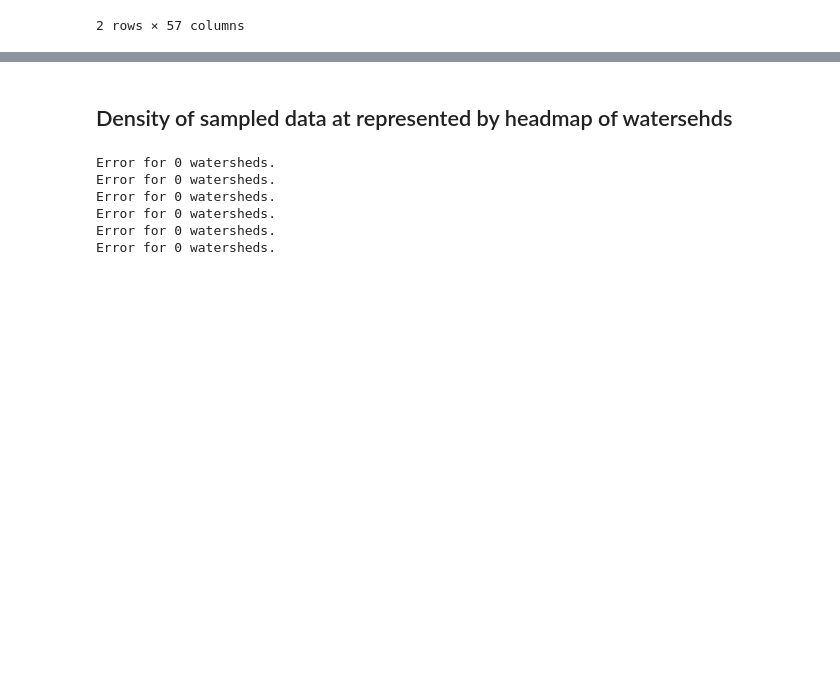
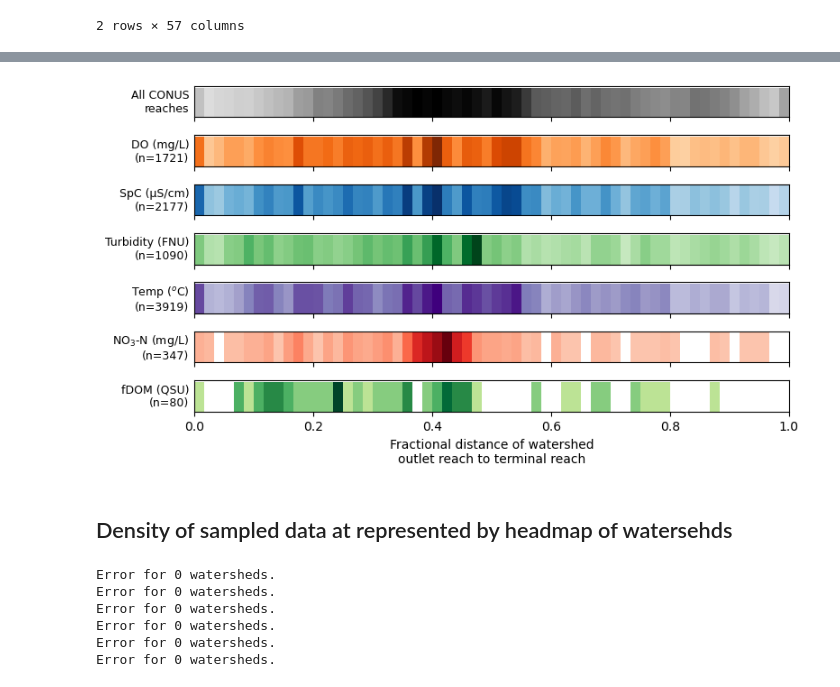
Before and after one commit to jtkemper/stream-analysis, a Jupyter notebook: spatial_pattern_basinatlas.ipynb, the cells around one changed output, grey strips where cells are left out. Drawn from its saved outputs; the diff is of its cells as text; code cells hidden in the pictures; blank space fills up the shorter version.

```diff
--- a/spatial_pattern_basinatlas.ipynb
+++ b/spatial_pattern_basinatlas.ipynb
@@ -484,3 +477,63 @@ plt.savefig('../OUTPUT/spatial_patterns/denstiy_network_length.png', dpi=600, bb
+# %%
+# figure of fractiona; flow line length compared to the entire network
+
+# Preset range
+x_range = (0, 1)
+
+# get flowlengths entire conus reaches, but remove the NHD flow lines that are not streams.
+# Also remove flowlines that are not streams or rivers (ftype='StreamRiver')
+skip_ftypes = ['Pipeline', 'Coastline', 'Connector', 'CanalDitch', 'ArtificialPath']
+pop = (vaa.dropna(subset=['frac_to_terminus'])
+          .loc[lambda d: ~d['ftype'].isin(skip_ftypes)])
+
+pop_counts, edges = np.histogram(pop['frac_to_terminus'], bins=n_bin, range=x_range,
+                                  density=False)
+
+# shared max across constituent rows, same range as the reference
+#vmax = max(
+#    np.histogram(md_comid[md_comid['parameter'] == p]['frac_to_terminus'].dropna(),
+#                 bins=n_bin, range=x_range, density=False)[0].max()
+#    for p in solute_pretty
+#)
+skip_ftypes = ['Pipeline', 'Coastline', 'Connector', 'CanalDitch', 'ArtificialPath']
+
+pop = (vaa.dropna(subset=['frac_to_terminus'])
+          .loc[lambda d: ~d['ftype'].isin(skip_ftypes)])
+fig, axes = plt.subplots(n_solutes + 1, 1,
+                         figsize=(8, 4.5), sharex=True)
+
+def strip(ax, counts, cmap_name, cmax):
+    cmap = plt.get_cmap(cmap_name)
+    colors = [cmap(0.2 + 0.8 * (c / cmax)) if c > 0 else (1, 1, 1, 1) for c in counts]
+    ax.bar(edges[:-1], np.ones_like(counts), width=np.diff(edges),
+           color=colors, align='edge')
+    ax.set_yticks([]); ax.set_xlim(x_range)
+
+# top row: network reference
+strip(axes[0], pop_counts, 'Greys', pop_counts.max())
+axes[0].set_ylabel('All CONUS\nreaches', fontsize=9, rotation=0, ha='right', va='center')
+
+# constituent rows
+for ax, (solute, label) in zip(axes[1:], solute_pretty.items()):
+    subset = md_comid[md_comid['parameter'] == solute]['frac_to_terminus'].dropna()
+    counts, _ = np.histogram(subset, bins=n_bin, range=x_range, density=False)
+    cmax = counts.max() if counts.max() > 0 else 1     # per-row scaling
+    strip(ax, counts, PARAM_COLORS[solute]['cmap'], cmax)
+    ax.set_ylabel(f"{label}\n(n={len(subset)})", fontsize=9,
+                  rotation=0, ha='right', va='center')
+# constituent rows
+#for ax, (solute, label) in zip(axes[1:], solute_pretty.items()):
+#    subset = md_comid[md_comid['parameter'] == solute]['frac_to_terminus'].dropna()
+#    counts, _ = np.histogram(subset, bins=n_bin, range=x_range, density=False)
+#    strip(ax, counts, PARAM_COLORS[solute]['cmap'], vmax)
+#    ax.set_ylabel(label, fontsize=9, rotation=0, ha='right', va='center')
+
+axes[-1].set_xlabel("Fractional distance of watershed\noutlet reach to terminal reach")
+plt.tight_layout()
+plt.savefig('../OUTPUT/spatial_patterns/density_network_fractional.png',
+            dpi=600, bbox_inches='tight')
+# %% [output]
+[figure, added]
 # %% [markdown]
 ## Density of sampled data at represented by headmap of watersehds
 # %%
```
Also changed, not shown: parts of 7 cells of this notebook, 1 other file.
